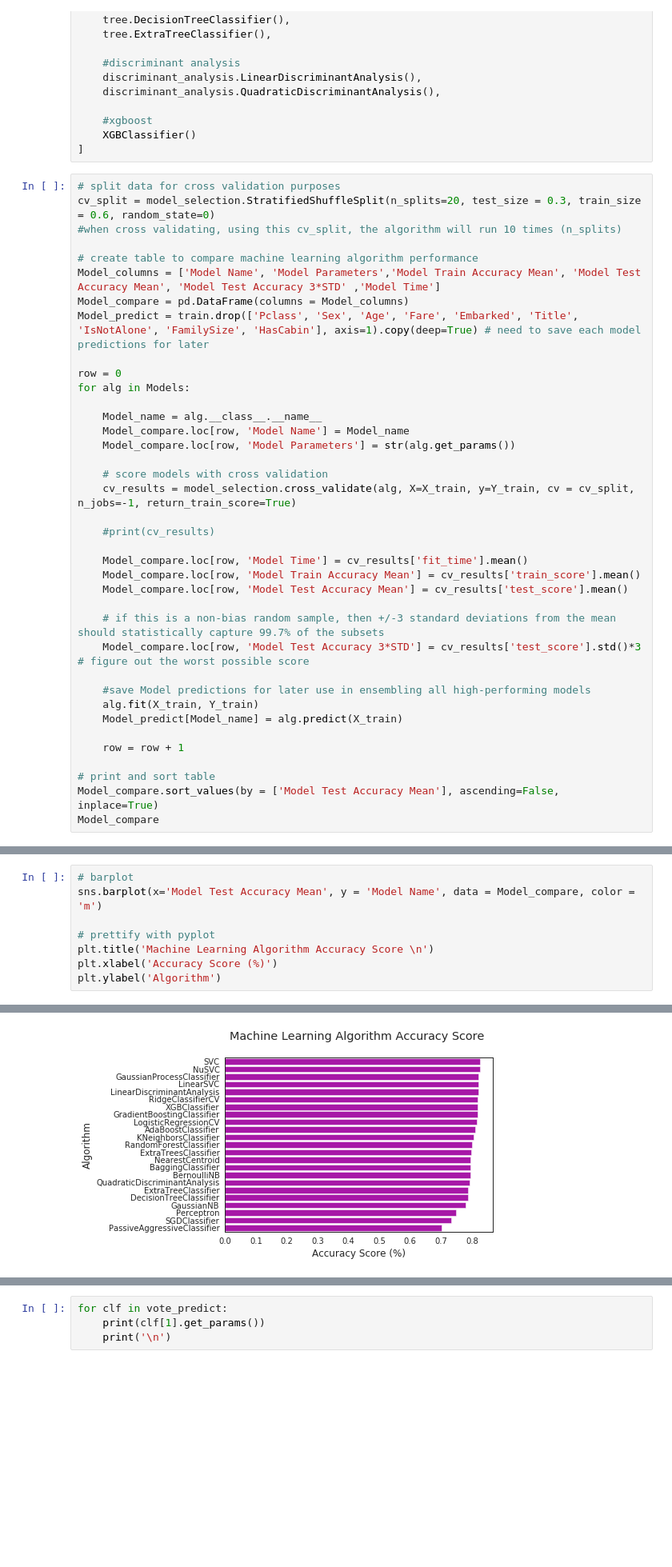
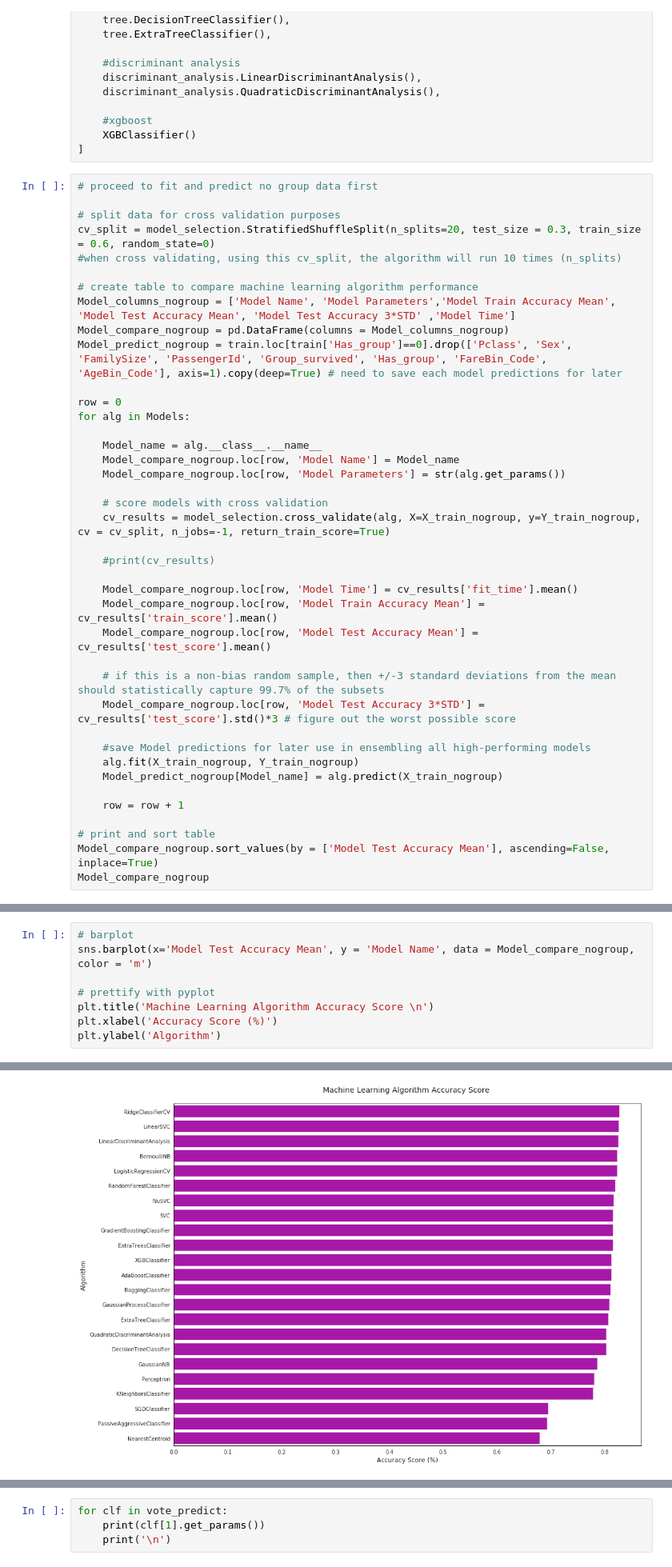
Before and after one commit to jasonnguyen3697/Titanic_survival_prediction, a Jupyter notebook: architecture_experiments.ipynb, the cells around one changed output, grey strips where cells are left out. Shown at 80% size. Saved outputs shown, nothing was run; the diff lists cells and outputs as text; blank space fills up the shorter version.

Commit message:
Completed model predictions for no group dataset

```diff
--- a/architecture_experiments.ipynb
+++ b/architecture_experiments.ipynb
@@ -98,42 +130,44 @@ Models = [
     XGBClassifier()
 ]
 # %%
+# proceed to fit and predict no group data first
+
 # split data for cross validation purposes
 cv_split = model_selection.StratifiedShuffleSplit(n_splits=20, test_size = 0.3, train_size = 0.6, random_state=0)
 #when cross validating, using this cv_split, the algorithm will run 10 times (n_splits)
 
 # create table to compare machine learning algorithm performance
-Model_columns = ['Model Name', 'Model Parameters','Model Train Accuracy Mean', 'Model Test Accuracy Mean', 'Model Test Accuracy 3*STD' ,'Model Time']
-Model_compare = pd.DataFrame(columns = Model_columns)
-Model_predict = train.drop(['Pclass', 'Sex', 'Age', 'Fare', 'Embarked', 'Title', 'IsNotAlone', 'FamilySize', 'HasCabin'], axis=1).copy(deep=True) # need to save each model predictions for later
+Model_columns_nogroup = ['Model Name', 'Model Parameters','Model Train Accuracy Mean', 'Model Test Accuracy Mean', 'Model Test Accuracy 3*STD' ,'Model Time']
+Model_compare_nogroup = pd.DataFrame(columns = Model_columns_nogroup)
+Model_predict_nogroup = train.loc[train['Has_group']==0].drop(['Pclass', 'Sex', 'FamilySize', 'PassengerId', 'Group_survived', 'Has_group', 'FareBin_Code', 'AgeBin_Code'], axis=1).copy(deep=True) # need to save each model predictions for later
 
 row = 0
 for alg in Models:
 
     Model_name = alg.__class__.__name__
-    Model_compare.loc[row, 'Model Name'] = Model_name
-    Model_compare.loc[row, 'Model Parameters'] = str(alg.get_params())
+    Model_compare_nogroup.loc[row, 'Model Name'] = Model_name
+    Model_compare_nogroup.loc[row, 'Model Parameters'] = str(alg.get_params())
 
     # score models with cross validation
-    cv_results = model_selection.cross_validate(alg, X=X_train, y=Y_train, cv = cv_split, n_jobs=-1, return_train_score=True)
+    cv_results = model_selection.cross_validate(alg, X=X_train_nogroup, y=Y_train_nogroup, cv = cv_split, n_jobs=-1, return_train_score=True)
 
     #print(cv_results)
 
-    Model_compare.loc[row, 'Model Time'] = cv_results['fit_time'].mean()
-    Model_compare.loc[row, 'Model Train Accuracy Mean'] = cv_results['train_score'].mean()
-    Model_compare.loc[row, 'Model Test Accuracy Mean'] = cv_results['test_score'].mean()
+    Model_compare_nogroup.loc[row, 'Model Time'] = cv_results['fit_time'].mean()
+    Model_compare_nogroup.loc[row, 'Model Train Accuracy Mean'] = cv_results['train_score'].mean()
+    Model_compare_nogroup.loc[row, 'Model Test Accuracy Mean'] = cv_results['test_score'].mean()
 
     # if this is a non-bias random sample, then +/-3 standard deviations from the mean should statistically capture 99.7% of the subsets
-    Model_compare.loc[row, 'Model Test Accuracy 3*STD'] = cv_results['test_score'].std()*3 # figure out the worst possible score
+    Model_compare_nogroup.loc[row, 'Model Test Accuracy 3*STD'] = cv_results['test_score'].std()*3 # figure out the worst possible score
 
     #save Model predictions for later use in ensembling all high-performing models
-    alg.fit(X_train, Y_train)
-    Model_predict[Model_name] = alg.predict(X_train)
+    alg.fit(X_train_nogroup, Y_train_nogroup)
+    Model_predict_nogroup[Model_name] = alg.predict(X_train_nogroup)
 
     row = row + 1
 
 # print and sort table
-Model_compare.sort_values(by = ['Model Test Accuracy Mean'], ascending=False, inplace=True)
-Model_compare
+Model_compare_nogroup.sort_values(by = ['Model Test Accuracy Mean'], ascending=False, inplace=True)
+Model_compare_nogroup
 # %% [output]
 |  | Model Name | Model Parameters | Model Train Accuracy Mean | Model Test Accuracy Mean | Model Test Accuracy 3*STD | ... |
@@ -156,14 +190,14 @@ Model_compare
 # %%
 # barplot
-sns.barplot(x='Model Test Accuracy Mean', y = 'Model Name', data = Model_compare, color = 'm')
+sns.barplot(x='Model Test Accuracy Mean', y = 'Model Name', data = Model_compare_nogroup, color = 'm')
 
 # prettify with pyplot
 plt.title('Machine Learning Algorithm Accuracy Score \n')
 plt.xlabel('Accuracy Score (%)')
 plt.ylabel('Algorithm')
 # %% [output]
 Text(0, 0.5, 'Algorithm')
-[figure, old version]
+[figure, new version]
 # %%
 # perform feature selection
 # use decision tree to tune feature selection
```
Also changed, not shown: parts of 9 cells of this notebook.
